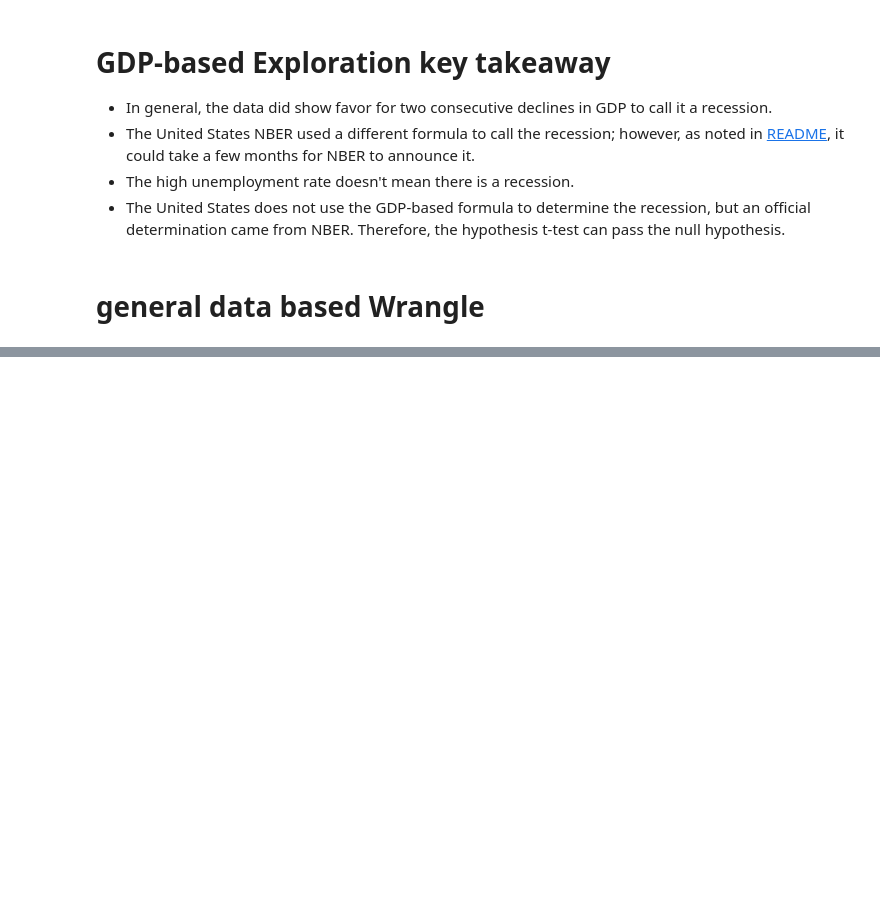
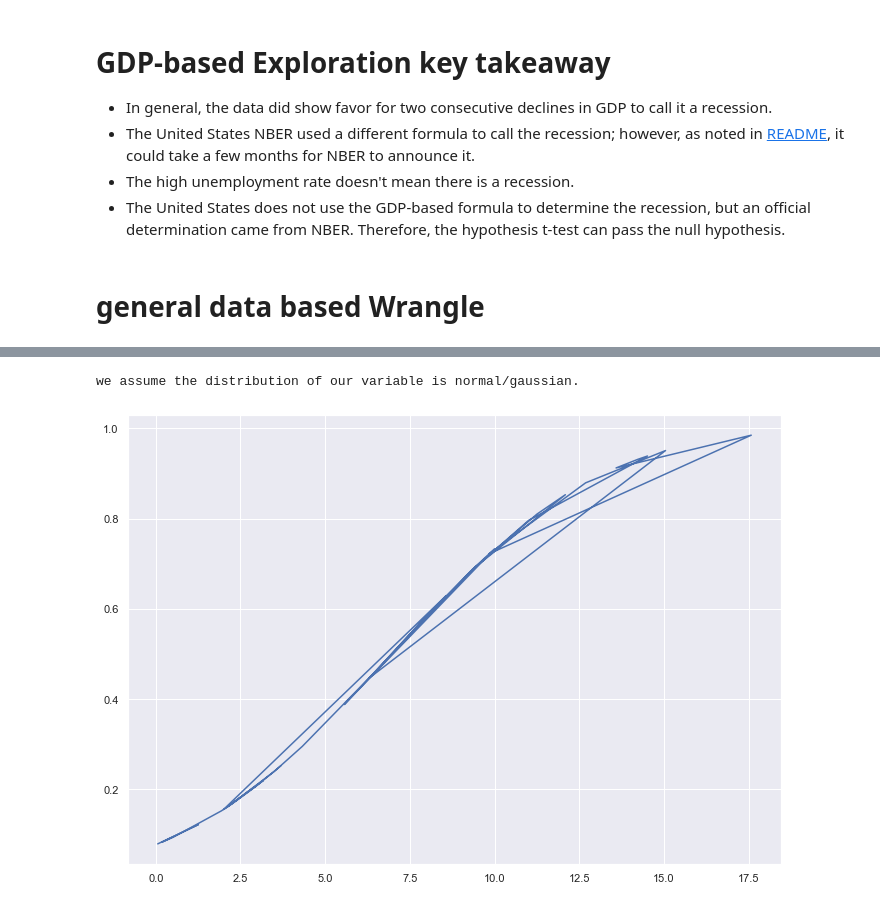
Before and after one commit to QinzhiChen/recession_prediction, a Jupyter notebook: final notebook.ipynb, the cells around one changed output, grey strips where cells are left out. Drawn from its saved outputs; the diff is of its cells as text; code cells hidden in the pictures; blank space fills up the shorter version.

```diff
--- a/final notebook.ipynb
+++ b/final notebook.ipynb
@@ -137,0 +236,14 @@ gen_based
+# %%
+# use built function to test the distribution normality
+explore.genhypo1(gen_based)
+# %% [output]
+we assume the distribution of our variable is normal/gaussian.
+# %%
+# check cumulative Function Density Test
+pro=gen_based[gen_based.is_recession==1]
+mean=pro.rate.mean()
+std=pro.rate.std()
+plt.plot(pro.rate, norm.cdf(pro.rate, loc=mean, scale=std))
+plt.show()
+# %% [output]
+[figure, added]
```
Also changed, not shown: parts of 66 cells of this notebook, 8 other files.
